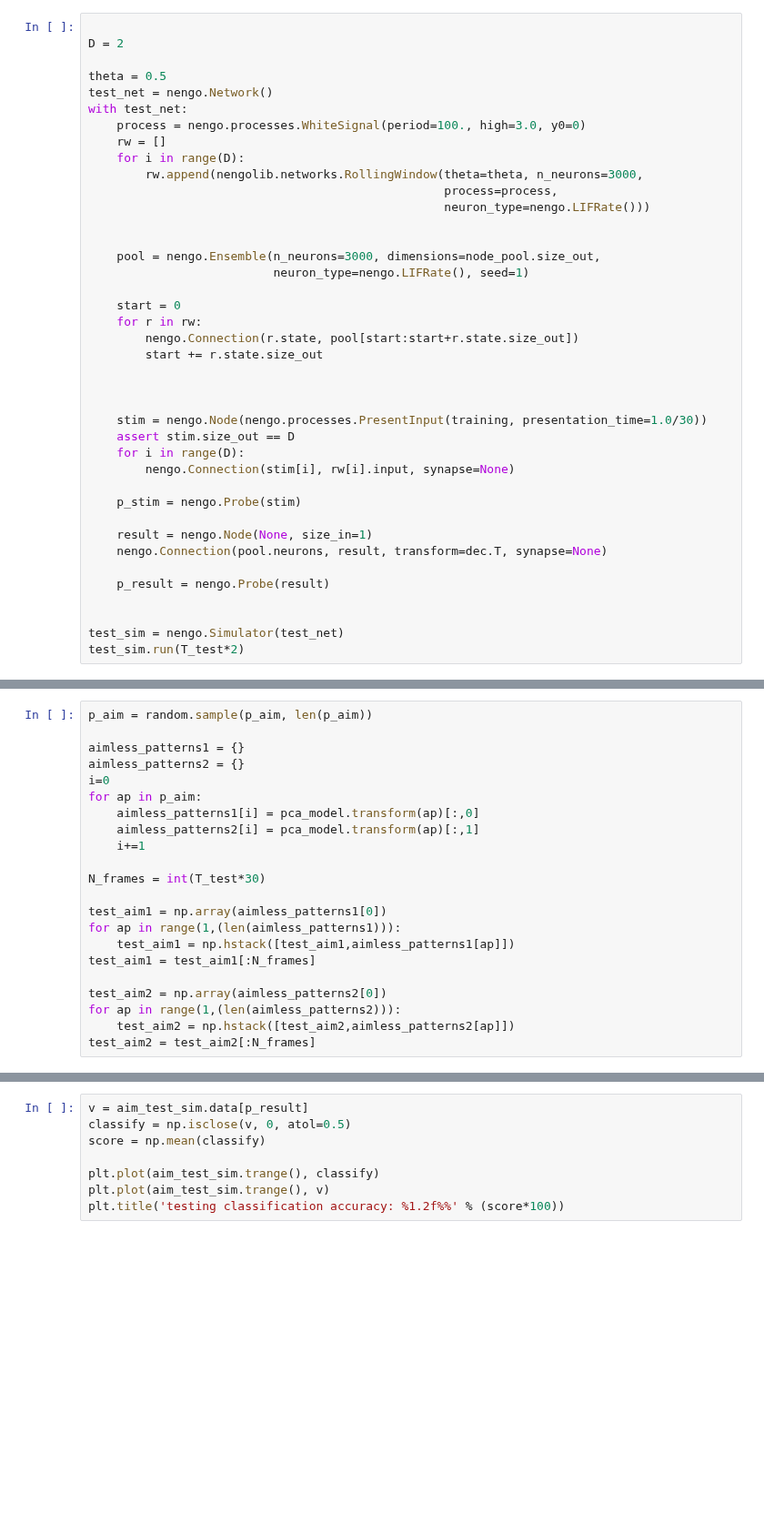
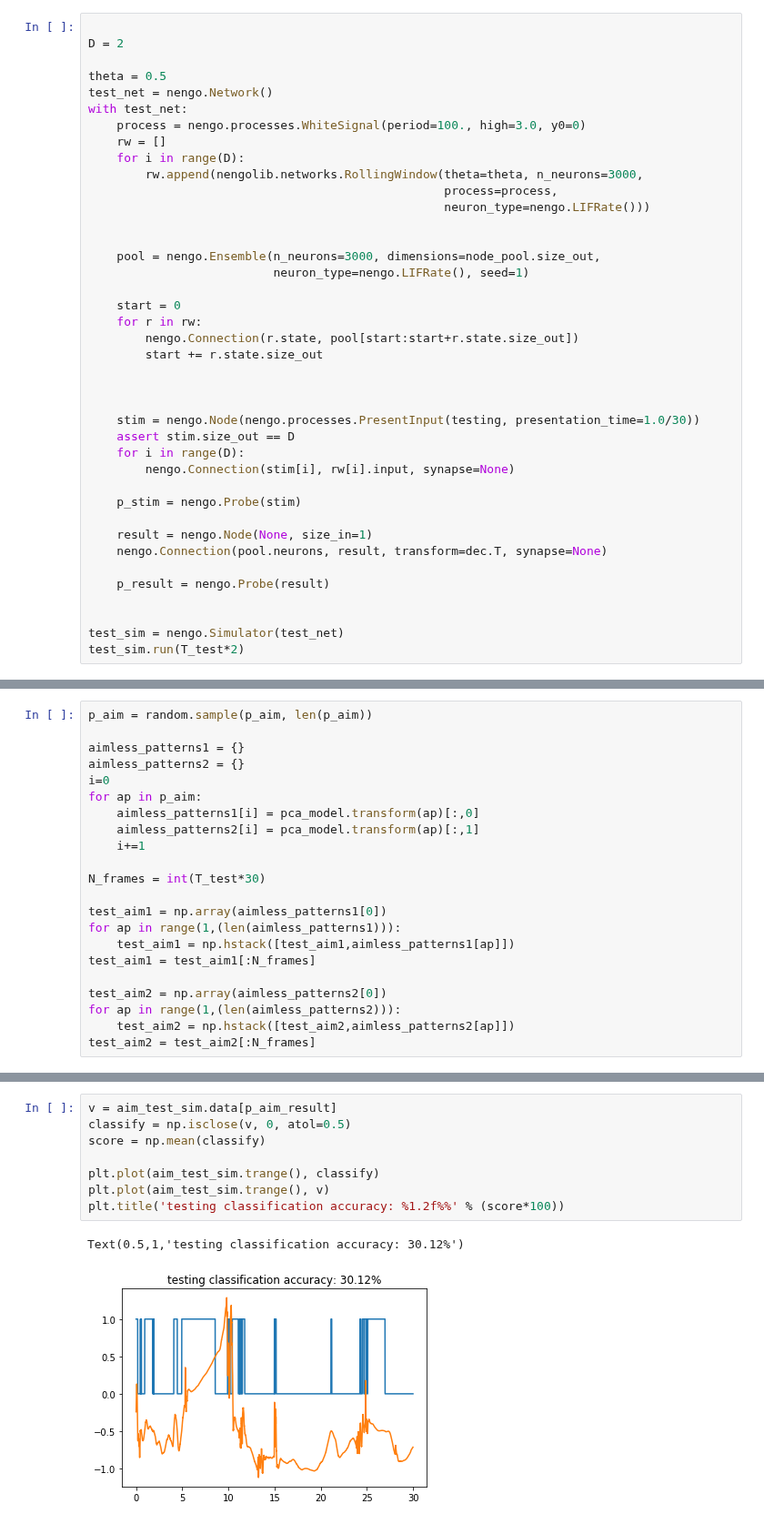
Before and after one commit to maddybartlett/NEN001, a Jupyter notebook: PatternInterpolation_MemoryTest-optimized.ipynb, the cells around one changed output, grey strips where cells are left out. Shown at 91% size. Drawn from its saved outputs; the diff is of its cells as text; blank space fills up the shorter version.

```diff
--- a/PatternInterpolation_MemoryTest-optimized.ipynb
+++ b/PatternInterpolation_MemoryTest-optimized.ipynb
@@ -235,7 +244,7 @@ with test_net:
 
 
 
-    stim = nengo.Node(nengo.processes.PresentInput(training, presentation_time=1.0/30))
+    stim = nengo.Node(nengo.processes.PresentInput(testing, presentation_time=1.0/30))
     assert stim.size_out == D
     for i in range(D):
         nengo.Connection(stim[i], rw[i].input, synapse=None)
@@ -336,8 +366,11 @@ aim_test_sim.run(T_test)
 # %%
-v = aim_test_sim.data[p_result]
+v = aim_test_sim.data[p_aim_result]
 classify = np.isclose(v, 0, atol=0.5)
 score = np.mean(classify)
 
 plt.plot(aim_test_sim.trange(), classify)
 plt.plot(aim_test_sim.trange(), v)
 plt.title('testing classification accuracy: %1.2f%%' % (score*100))
+# %% [output]
+Text(0.5,1,'testing classification accuracy: 30.12%')
+[figure, added]
```
Also changed, not shown: parts of 12 cells of this notebook.
